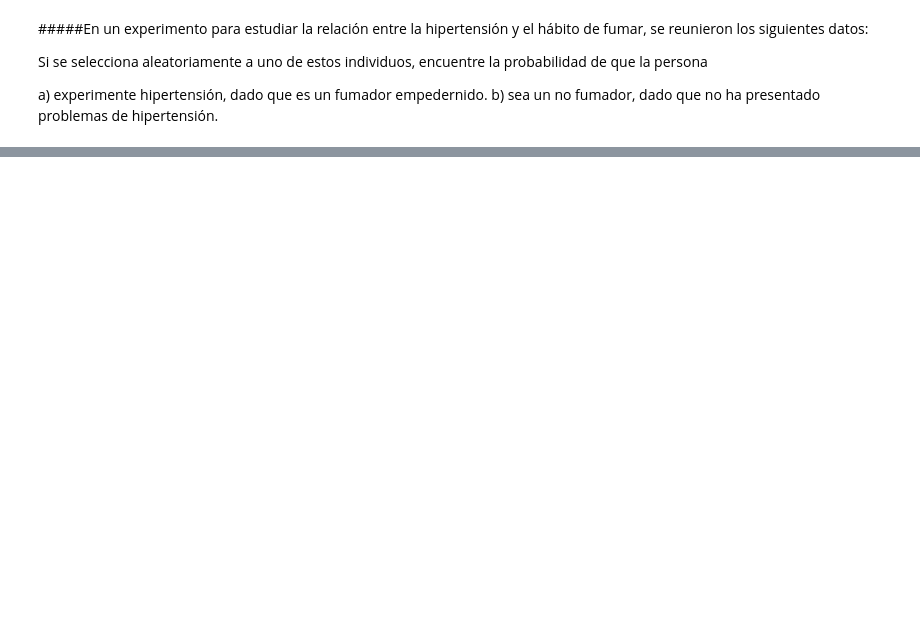
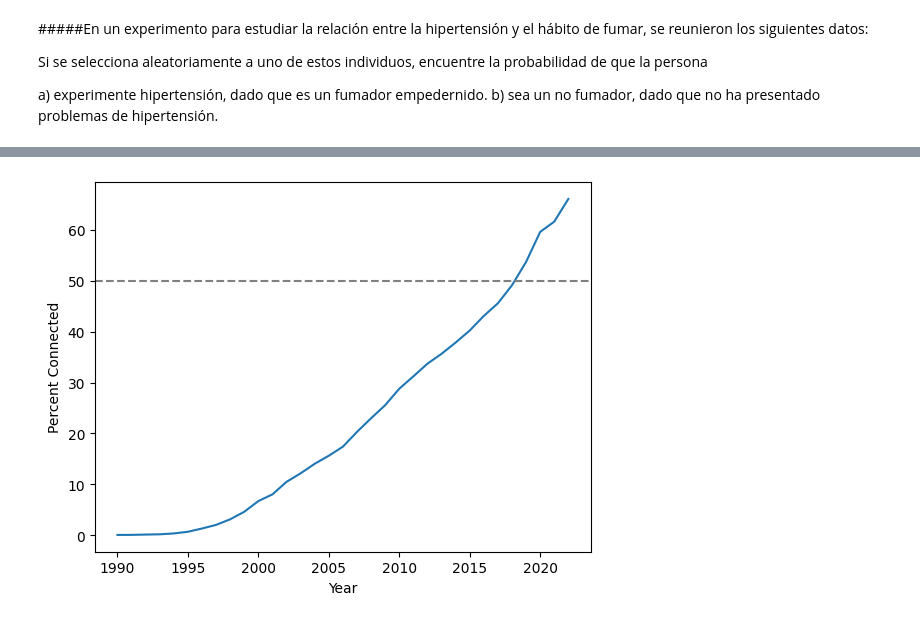
Before and after one commit to ximenaOr7/ximenaob_mineria, a Jupyter notebook: minería_de_datos_cuaderno_.ipynb, the cells around one changed output, grey strips where cells are left out. Drawn from its saved outputs; the diff is of its cells as text; code cells hidden in the pictures; blank space fills up the shorter version.

```diff
--- a/minería_de_datos_cuaderno_.ipynb
+++ b/minería_de_datos_cuaderno_.ipynb
@@ -819,0 +1030,3 @@ b) sea un no fumador, dado que no ha presentado problemas de hipertensión.
+# %%
+population = pd.read_csv('/content/historical-world-population.csv')
+population #display it
@@ -819,0 +1060,3 @@ b) sea un no fumador, dado que no ha presentado problemas de hipertensión.
+# %%
+df = internet.merge(population, on='year', how='left')
+df #display
@@ -819,0 +1083,3 @@ b) sea un no fumador, dado que no ha presentado problemas de hipertensión.
+# %%
+df = df.dropna()
+df #display it
@@ -819,0 +1107,4 @@ b) sea un no fumador, dado que no ha presentado problemas de hipertensión.
+# %%
+df['percent'] = df.eval('internet_users/population * 100')
+df['percent'] = df['percent'].round(2)
+df #display the result
@@ -819,0 +1133,9 @@ b) sea un no fumador, dado que no ha presentado problemas de hipertensión.
+# %%
+import matplotlib.pyplot as plt
+plt.plot(df['year'], df['percent'])
+plt.axhline(50, color='gray', linestyle='--')
+plt.xlabel('Year')
+plt.ylabel('Percent Connected')
+plt.show()
+# %% [output]
+[figure, added]
```
Also changed, not shown: parts of 57 cells of this notebook.
